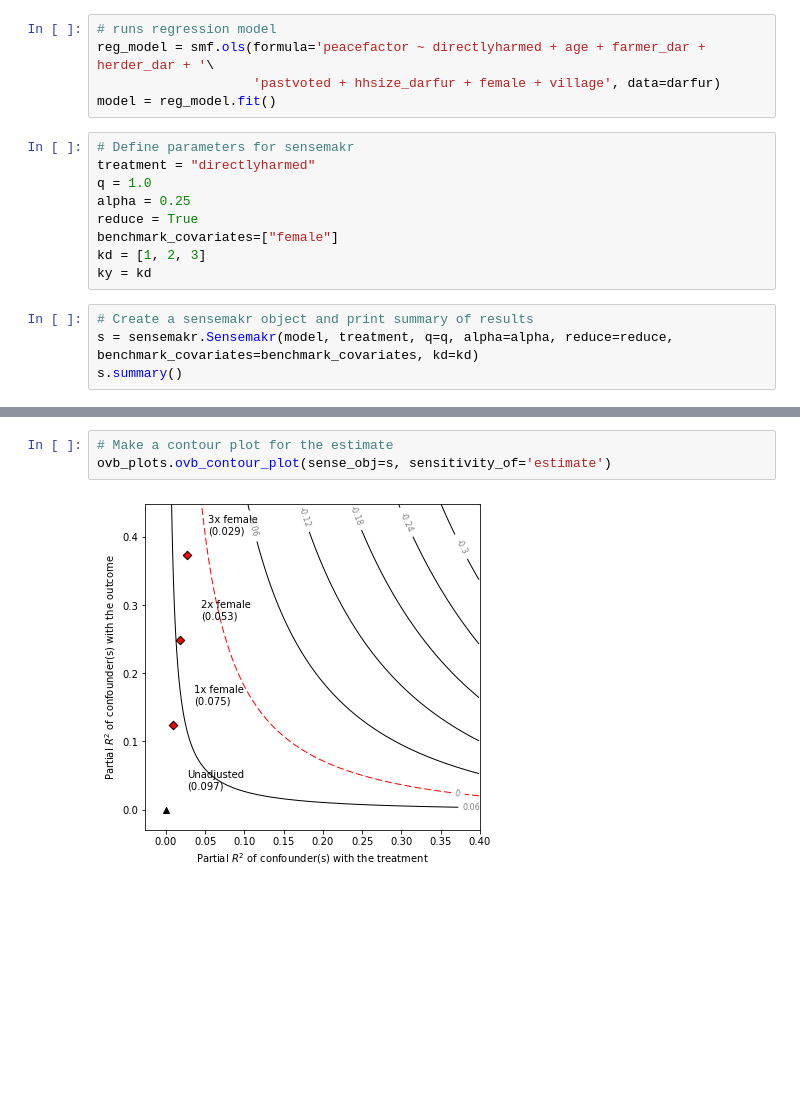
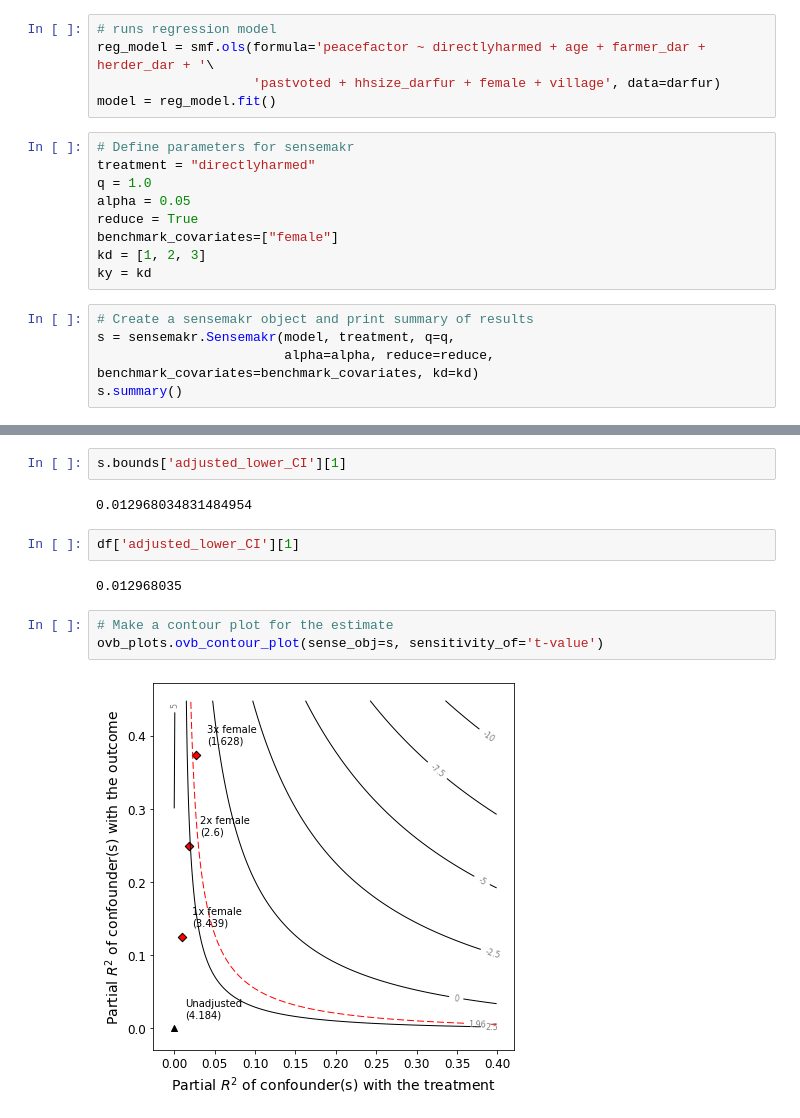
Before and after one commit to nlapier2/PySensemakr, a Jupyter notebook: example.ipynb, the cells around one changed output, grey strips where cells are left out. Saved outputs shown, nothing was run; the diff lists cells and outputs as text; blank space fills up the shorter version.

Commit message:
Update example.ipynb
Add extreme plot example

```diff
--- a/example.ipynb
+++ b/example.ipynb
@@ -36,14 +37,15 @@ model = reg_model.fit()
 # Define parameters for sensemakr
 treatment = "directlyharmed"
 q = 1.0
-alpha = 0.25
+alpha = 0.05
 reduce = True
 benchmark_covariates=["female"]
 kd = [1, 2, 3]
 ky = kd
 # %%
 # Create a sensemakr object and print summary of results
-s = sensemakr.Sensemakr(model, treatment, q=q, alpha=alpha, reduce=reduce, benchmark_covariates=benchmark_covariates, kd=kd)
+s = sensemakr.Sensemakr(model, treatment, q=q,
+                        alpha=alpha, reduce=reduce, benchmark_covariates=benchmark_covariates, kd=kd)
 s.summary()
 # %% [output]
 Sensitivity Analysis to Unobserved Confounding
@@ -66,5 +129,13 @@ Unadjusted Estimates of ' directlyharmed ':
+# %%
+s.bounds['adjusted_lower_CI'][1]
+# %% [output]
+0.012968034831484954
+# %%
+df['adjusted_lower_CI'][1]
+# %% [output]
+0.012968035
 # %%
 # Make a contour plot for the estimate
-ovb_plots.ovb_contour_plot(sense_obj=s, sensitivity_of='estimate')
+ovb_plots.ovb_contour_plot(sense_obj=s, sensitivity_of='t-value')
 # %% [output]
-[figure, old version]
+[figure, new version]
```
Also changed, not shown: parts of 32 cells of this notebook.
